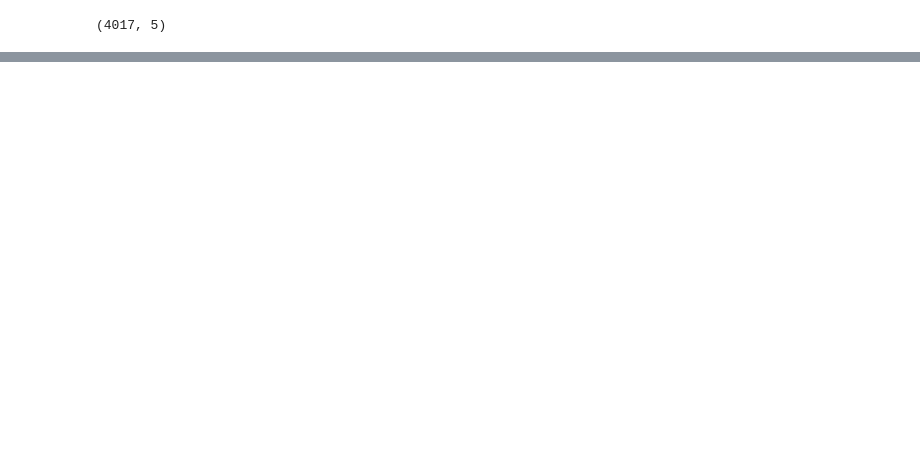
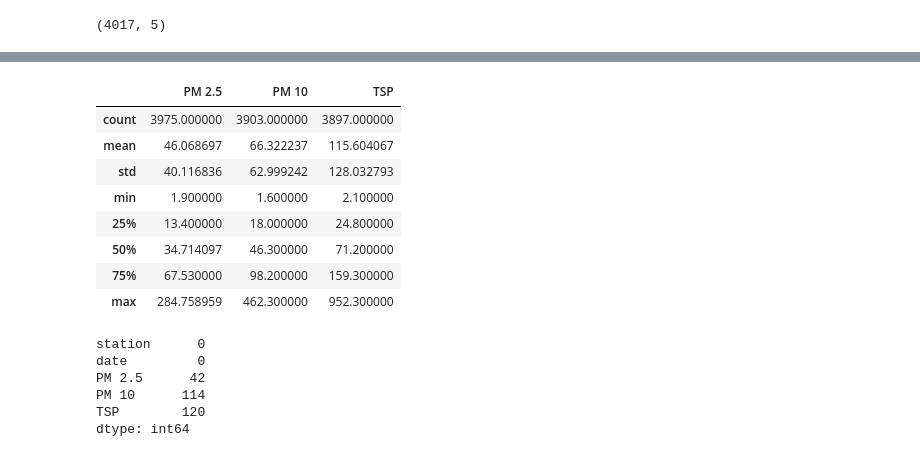
Before and after one commit to shawinCreates/Dhulo-Watch, a Jupyter notebook: notebooks/datacleaning.ipynb, the cells around one changed output, grey strips where cells are left out. Drawn from its saved outputs; the diff is of its cells as text; code cells hidden in the pictures; blank space fills up the shorter version.

```diff
--- a/notebooks/datacleaning.ipynb
+++ b/notebooks/datacleaning.ipynb
@@ -41,0 +44,21 @@ memory usage: 157.0+ KB
+# %%
+dataset.describe()
+# %% [output]
+|  | PM 2.5 | PM 10 | TSP |
+| count | 3975.000000 | 3903.000000 | 3897.000000 |
+| mean | 46.068697 | 66.322237 | 115.604067 |
+| std | 40.116836 | 62.999242 | 128.032793 |
+| min | 1.900000 | 1.600000 | 2.100000 |
+| 25% | 13.400000 | 18.000000 | 24.800000 |
+| 50% | 34.714097 | 46.300000 | 71.200000 |
+| 75% | 67.530000 | 98.200000 | 159.300000 |
+| max | 284.758959 | 462.300000 | 952.300000 |
+# %%
+dataset.isnull().sum()
+# %% [output]
+station      0
+date         0
+PM 2.5      42
+PM 10      114
+TSP        120
+dtype: int64
```
Also changed, not shown: parts of 5 cells of this notebook, 2 other files.
